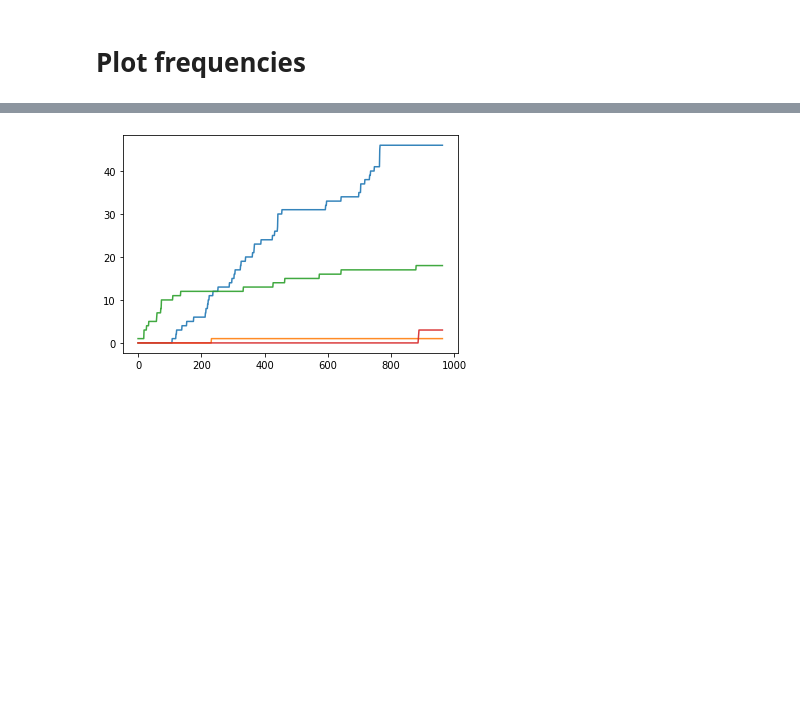
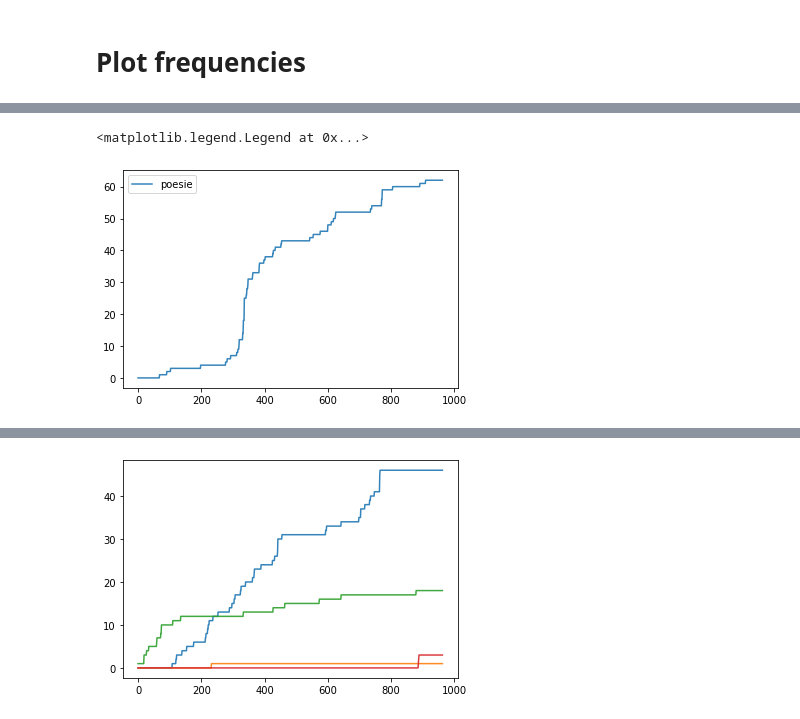
Before and after one commit to Ma-Fi-94/letters, a Jupyter notebook: Word_Frequencies_Over_Time.ipynb, the cells around one changed output, grey strips where cells are left out. Saved outputs shown, nothing was run; the diff lists cells and outputs as text; code cells hidden in the pictures; blank space fills up the shorter version.

```diff
--- a/Word_Frequencies_Over_Time.ipynb
+++ b/Word_Frequencies_Over_Time.ipynb
@@ -72 +65,10 @@ for print_word in print_words:
+# %%
+print_words = ["poesie"]
+for print_word in print_words:
+    freq_over_time = word_frequencies[:, np.array(words)==print_word]
+    plt.plot(np.cumsum(freq_over_time), alpha=0.9, label=print_word)
+plt.legend()
+# %% [output]
+<matplotlib.legend.Legend at 0x...>
+[figure, new version]
 # %%
```
Also changed, not shown: parts of 3 cells of this notebook.
